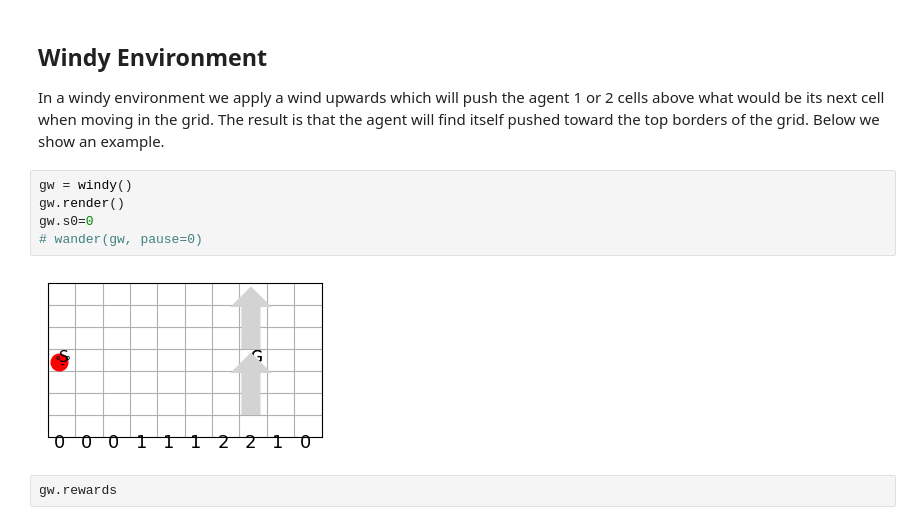
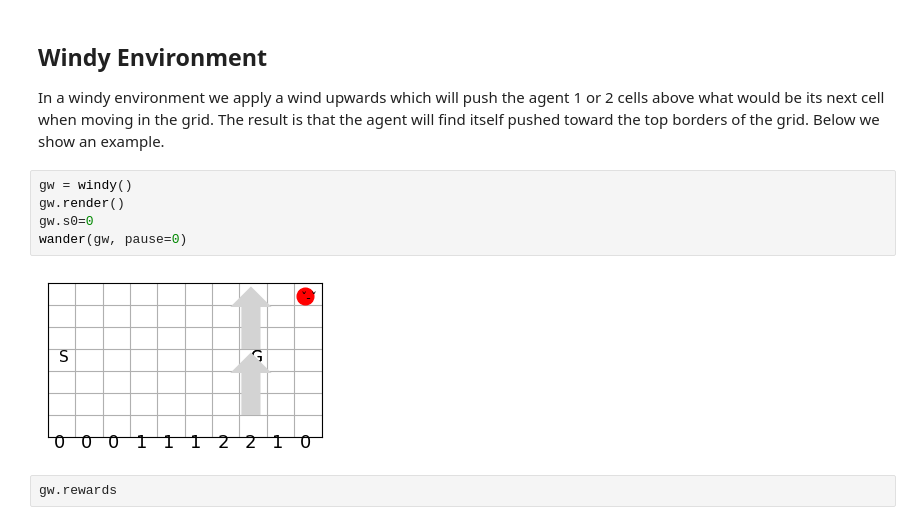
Before and after one commit to agstephens/RL-mkdocs, a Jupyter notebook: docs/workseets/worksheet3.ipynb, the cells around one changed output. Cells and saved outputs as stored; diff of their text form.

```diff
--- a/docs/workseets/worksheet3.ipynb
+++ b/docs/workseets/worksheet3.ipynb
@@ -436,10 +296,10 @@ In a windy environment we apply a wind upwards which will push the agent 1 or 2
 # %%
 gw = windy()
 gw.render()
 gw.s0=0
-# wander(gw, pause=0)
+wander(gw, pause=0)
 # %% [output]
-[figure, old version]
+[figure, new version]
 # %%
 gw.rewards
 # %% [output]
```
Also changed, not shown: parts of 56 cells of this notebook, 21 other files.
